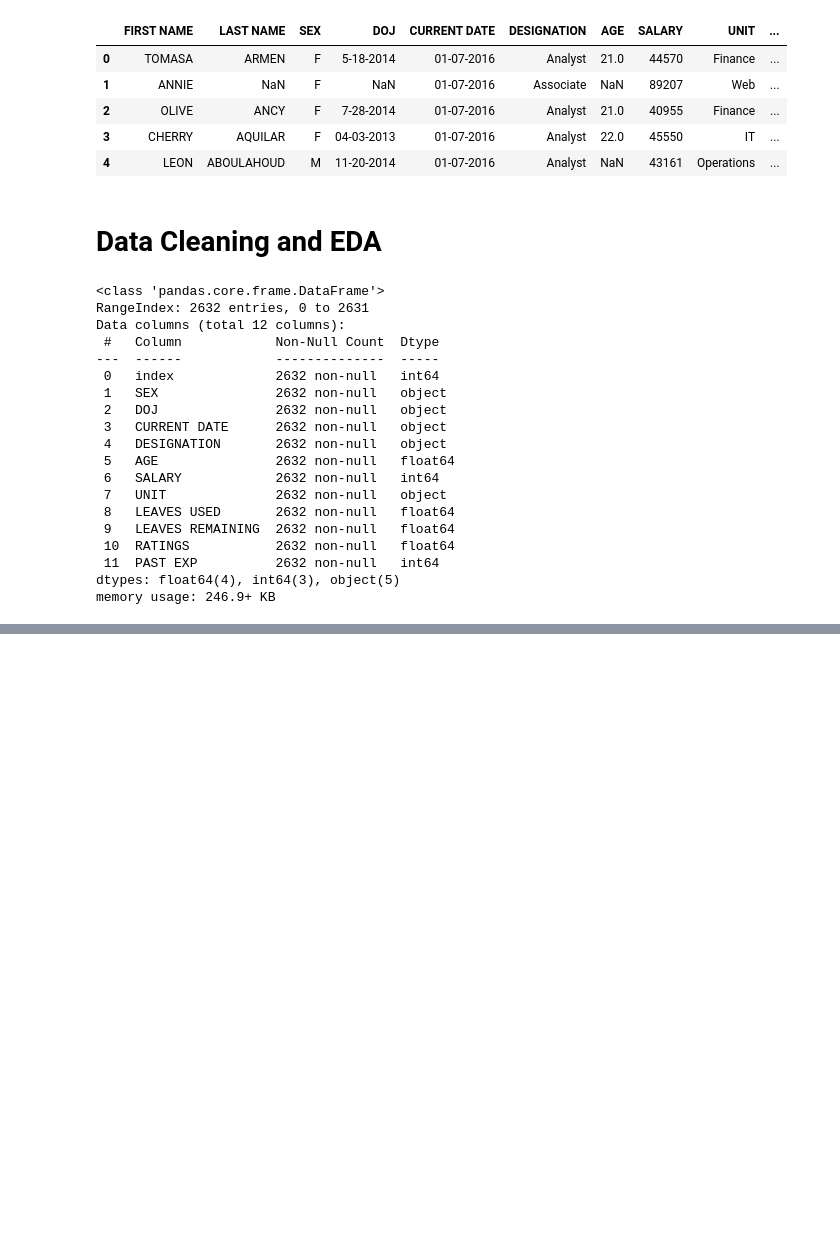
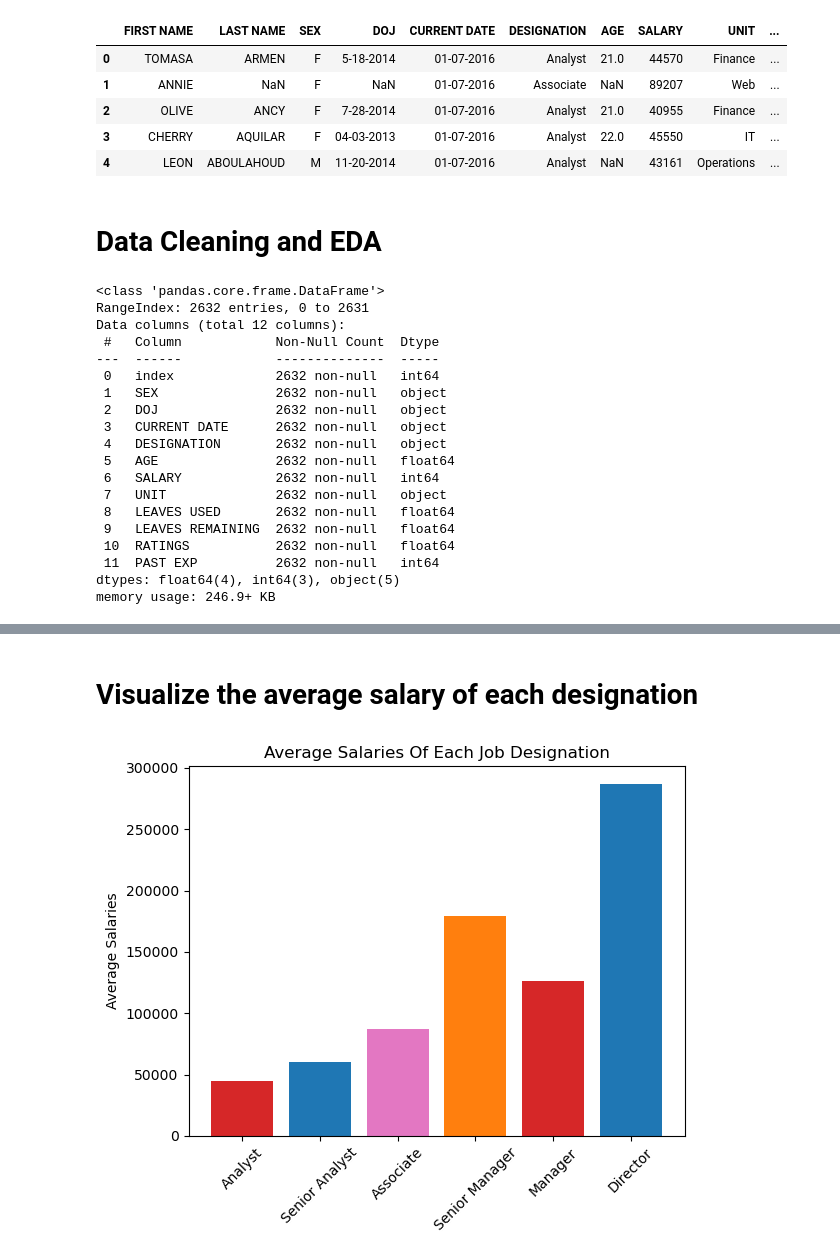
Before and after one commit to Tamilawre/SalaryPrediction, a Jupyter notebook: salary_ml_prediction.ipynb, the cells around one changed output, grey strips where cells are left out. Drawn from its saved outputs; the diff is of its cells as text; code cells hidden in the pictures; blank space fills up the shorter version.

Commit message:
Visualizing average salaries with matplotlib

```diff
--- a/salary_ml_prediction.ipynb
+++ b/salary_ml_prediction.ipynb
@@ -113,0 +116,2 @@ data.head()
+# %% [markdown]
+# Visualize the average salary of each designation
@@ -113,0 +120,19 @@ data.head()
+# %%
+# data.query(f'DESIGNATION == "{designations[0]}" & UNIT == "{units[0]}"')
+average_salaries = []
+
+for i in range(len(designations)):
+    designation = data.query(f'DESIGNATION == "{designations[i]}"')
+    salaries = designation["SALARY"]
+    average_salary = salaries.mean().round()
+    average_salaries.append(average_salary)
+
+# Bar chart Visualization
+fig, ax = plt.subplots()
+bar_colors = ["tab:red", "tab:blue", "tab:pink", "tab:orange"]
+ax.bar(designations, average_salaries, color=bar_colors)
+ax.set_ylabel("Average Salaries")
+ax.set_title("Average Salaries Of Each Job Designation")
+ax.tick_params(axis="x", rotation=45)
+# %% [output]
+[figure, added]
```
Also changed, not shown: parts of 15 cells of this notebook.
